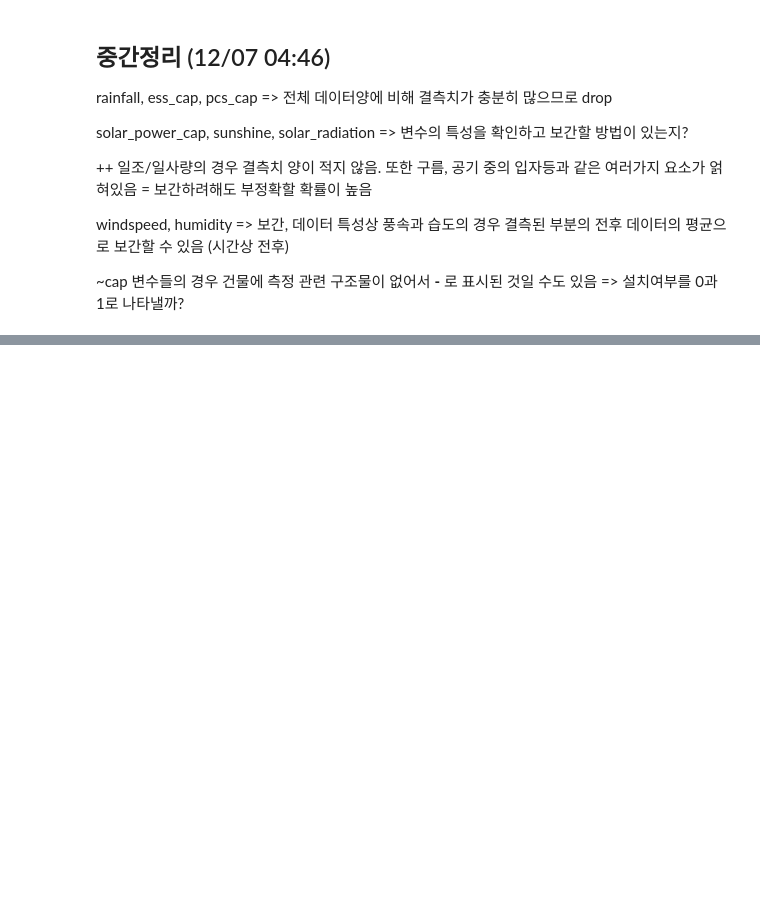
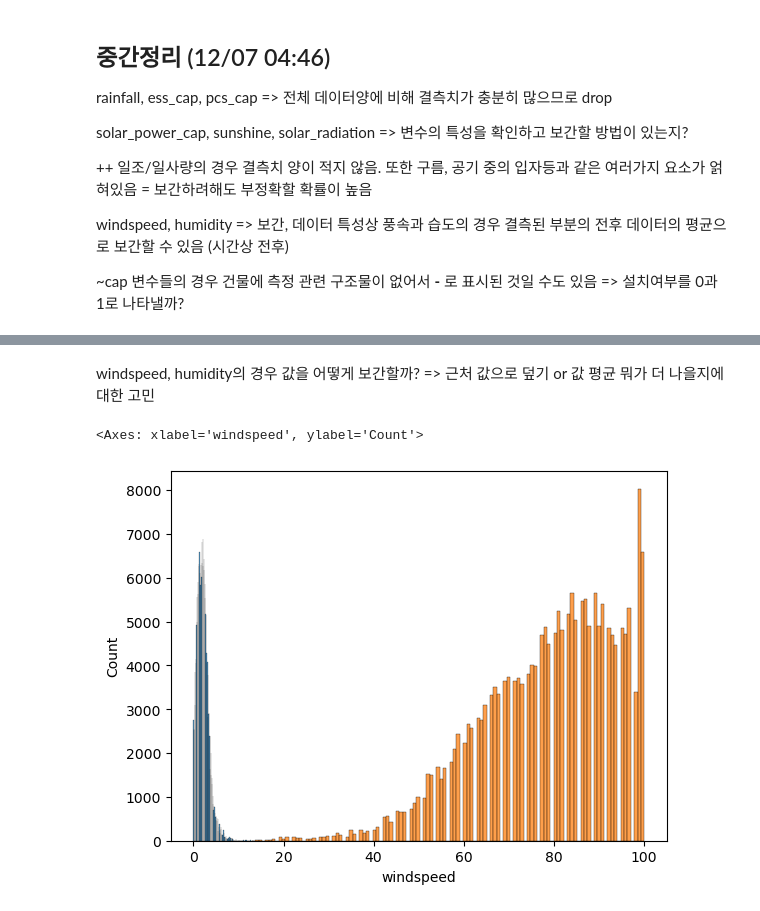
Before and after one commit to life-ofpi/SDATP, a Jupyter notebook: src/jichan.ipynb, the cells around one changed output, grey strips where cells are left out. Saved outputs shown, nothing was run; the diff lists cells and outputs as text; code cells hidden in the pictures; blank space fills up the shorter version.

```diff
--- a/src/jichan.ipynb
+++ b/src/jichan.ipynb
@@ -164,0 +188,4 @@ windspeed, humidity => 보간, 데이터 특성상 풍속과 습도의 경우
+# %%
+train_df = train_df.drop(['solar_power_cap', 'ess_cap', 'pcs_cap', 'sunshine', 'solar_radiation'], axis=1)
+# %%
+train_df['rainfall'].fillna(0, inplace=True)
@@ -164,0 +210,9 @@ windspeed, humidity => 보간, 데이터 특성상 풍속과 습도의 경우
+# %% [markdown]
+windspeed, humidity의 경우 값을 어떻게 보간할까?
+=> 근처 값으로 덮기 or 값 평균 뭐가 더 나을지에 대한 고민
+# %%
+sns.histplot(train_df['windspeed'])
+sns.histplot(train_df['humidity'])
+# %% [output]
+<Axes: xlabel='windspeed', ylabel='Count'>
+[figure, added]
```
Also changed, not shown: parts of 7 cells of this notebook.
